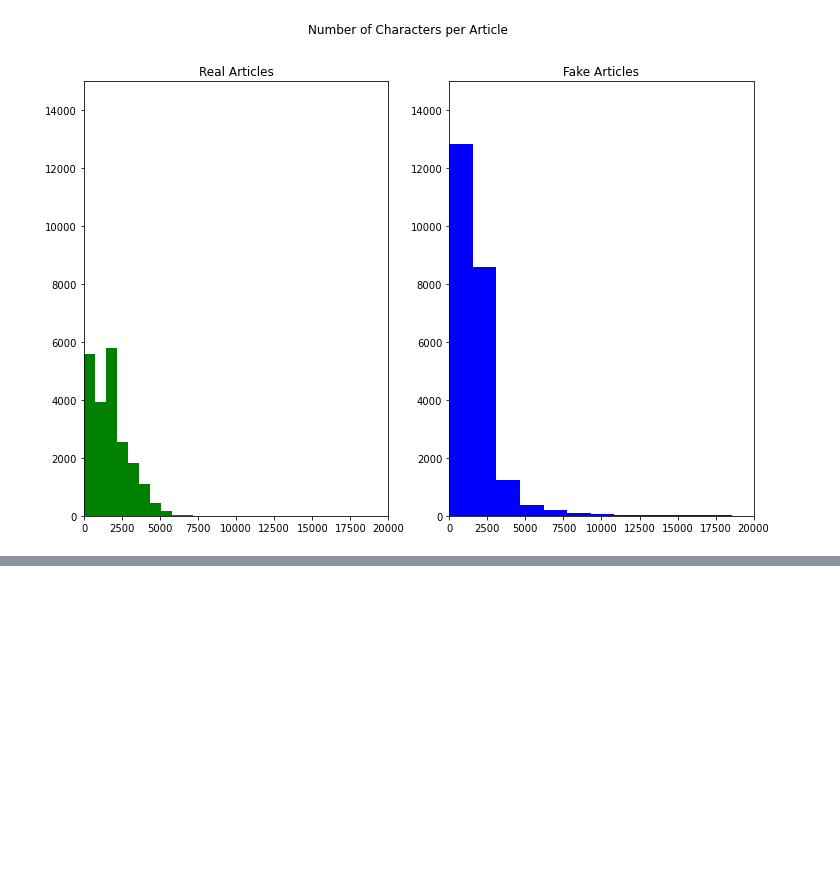
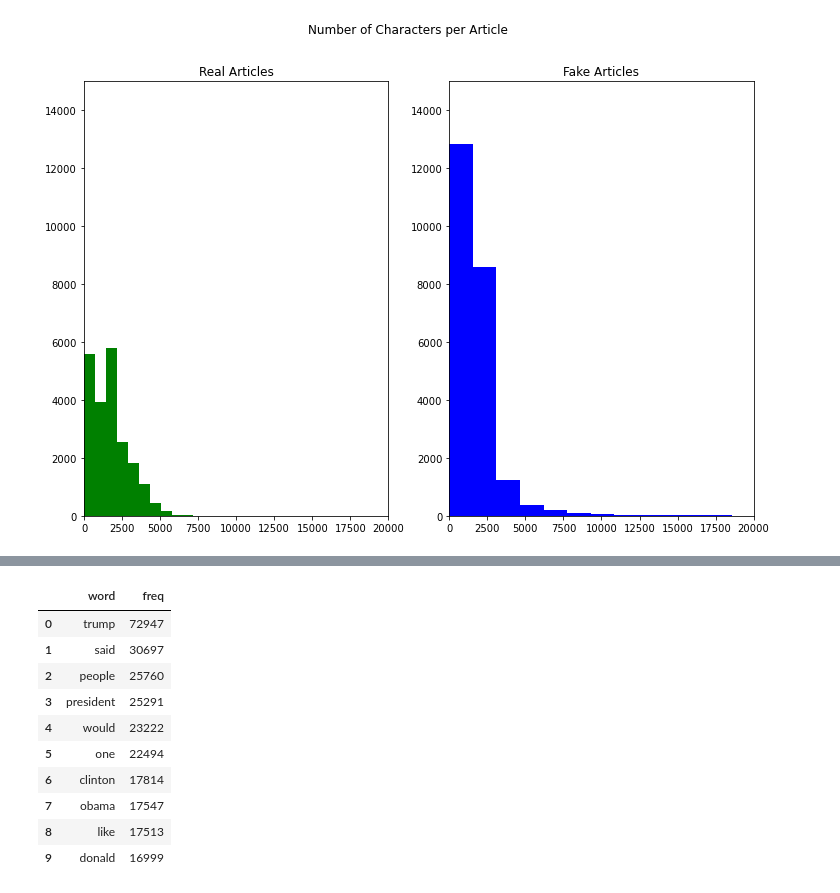
Before and after one commit to akikoiwamizu/w207-project, a Jupyter notebook: baseline_submission.ipynb, the cells around one changed output, grey strips where cells are left out. Saved outputs shown, nothing was run; the diff lists cells and outputs as text; code cells hidden in the pictures; blank space fills up the shorter version.

```diff
--- a/baseline_submission.ipynb
+++ b/baseline_submission.ipynb
@@ -440,0 +463,14 @@ Character count in longest fake article: 38702
+# %%
+df_word_cnt_false.head(10)
+# %% [output]
+|  | word | freq |
+| 0 | trump | 72947 |
+| 1 | said | 30697 |
+| 2 | people | 25760 |
+| 3 | president | 25291 |
+| 4 | would | 23222 |
+| 5 | one | 22494 |
+| 6 | clinton | 17814 |
+| 7 | obama | 17547 |
+| 8 | like | 17513 |
+| 9 | donald | 16999 |
```
Also changed, not shown: parts of 11 cells of this notebook.
